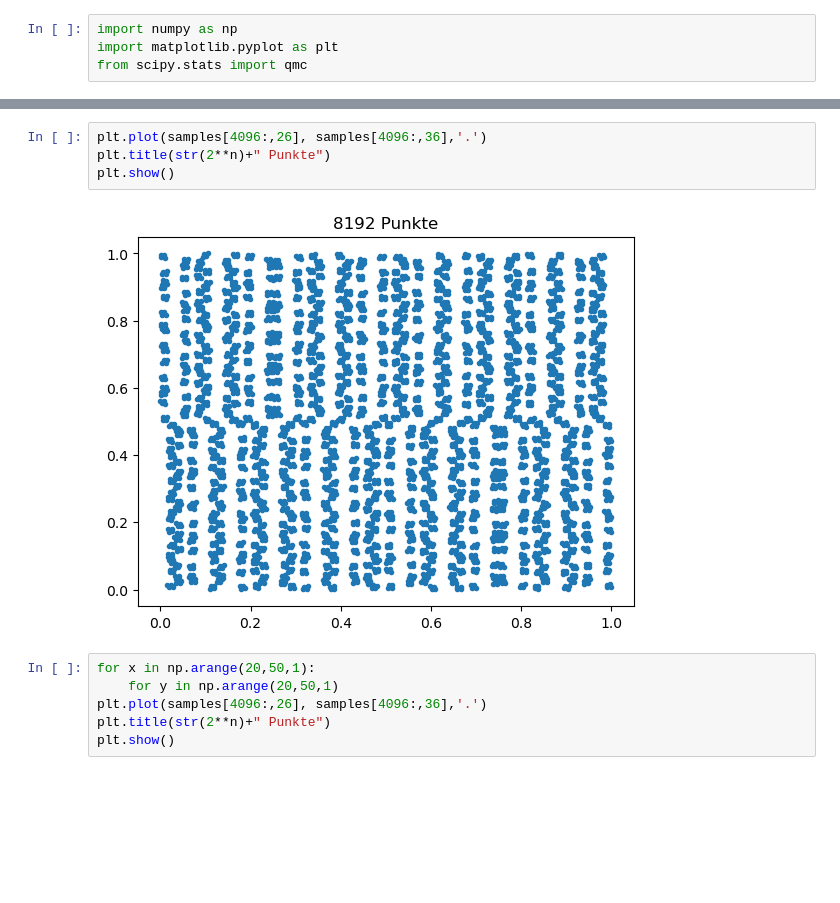
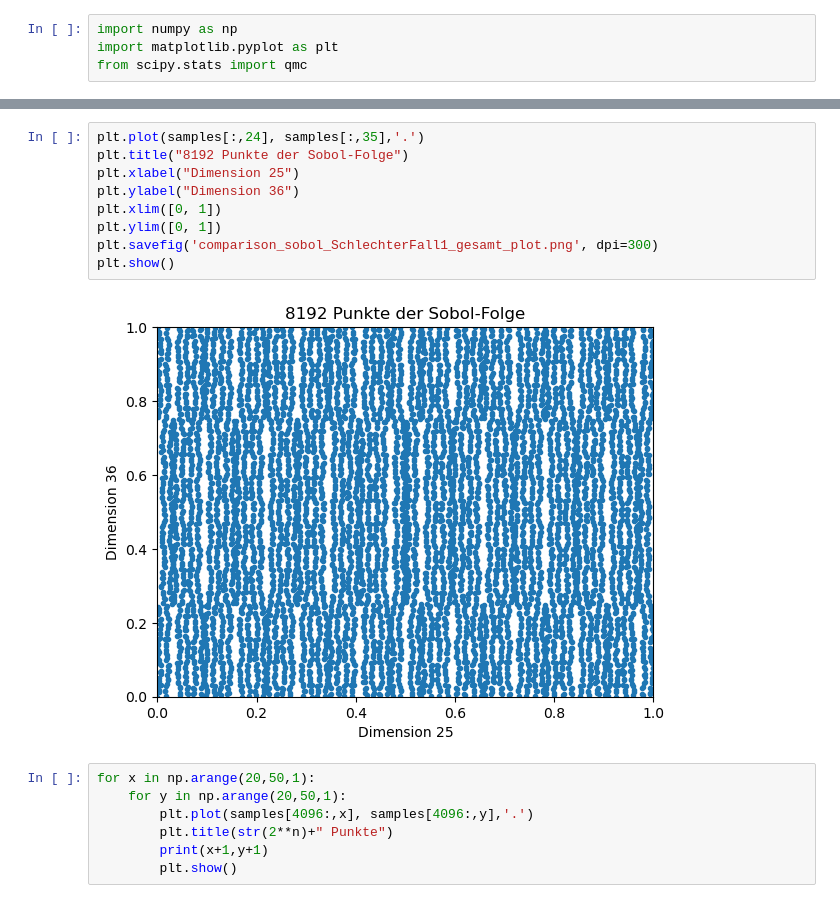
Before and after one commit to fabiangothe/Bachelor-thesis, a Jupyter notebook: comparison_Sobol_plot.ipynb, the cells around one changed output, grey strips where cells are left out. Drawn from its saved outputs; the diff is of its cells as text; blank space fills up the shorter version.

```diff
--- a/comparison_Sobol_plot.ipynb
+++ b/comparison_Sobol_plot.ipynb
@@ -25,12 +45,18 @@ plt.show()
+# %%
+plt.plot(samples[:,24], samples[:,35],'.')
+plt.title("8192 Punkte der Sobol-Folge")
+plt.xlabel("Dimension 25")
+plt.ylabel("Dimension 36")
+plt.xlim([0, 1])
+plt.ylim([0, 1])
+plt.savefig('comparison_sobol_SchlechterFall1_gesamt_plot.png', dpi=300)
+plt.show()
+# %% [output]
+[figure, added]
 # %%
-plt.plot(samples[4096:,26], samples[4096:,36],'.')
-plt.title(str(2**n)+" Punkte")
-plt.show()
+for x in np.arange(20,50,1):
+    for y in np.arange(20,50,1):
+        plt.plot(samples[4096:,x], samples[4096:,y],'.')
+        plt.title(str(2**n)+" Punkte")
+        print(x+1,y+1)
+        plt.show()
-# %% [output]
-[figure, removed]
-# %%
-for x in np.arange(20,50,1):
-    for y in np.arange(20,50,1)
-plt.plot(samples[4096:,26], samples[4096:,36],'.')
-plt.title(str(2**n)+" Punkte")
-plt.show()
```
Also changed, not shown: parts of 9 cells of this notebook, 9 other files.
